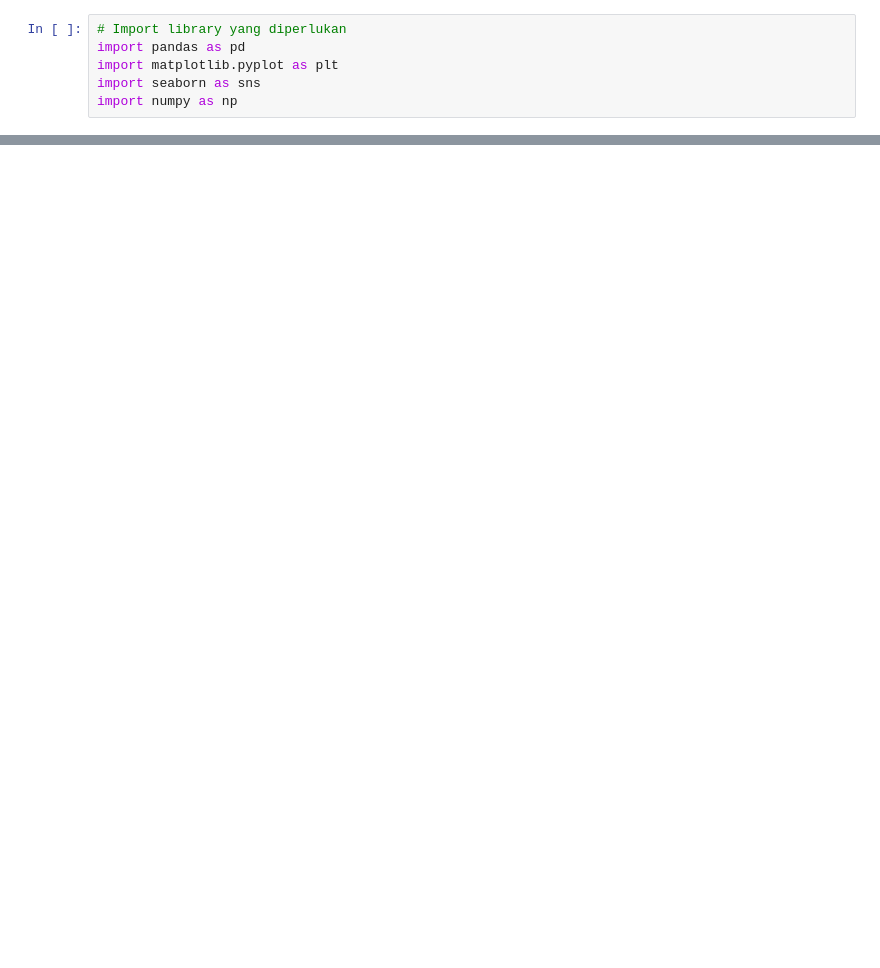
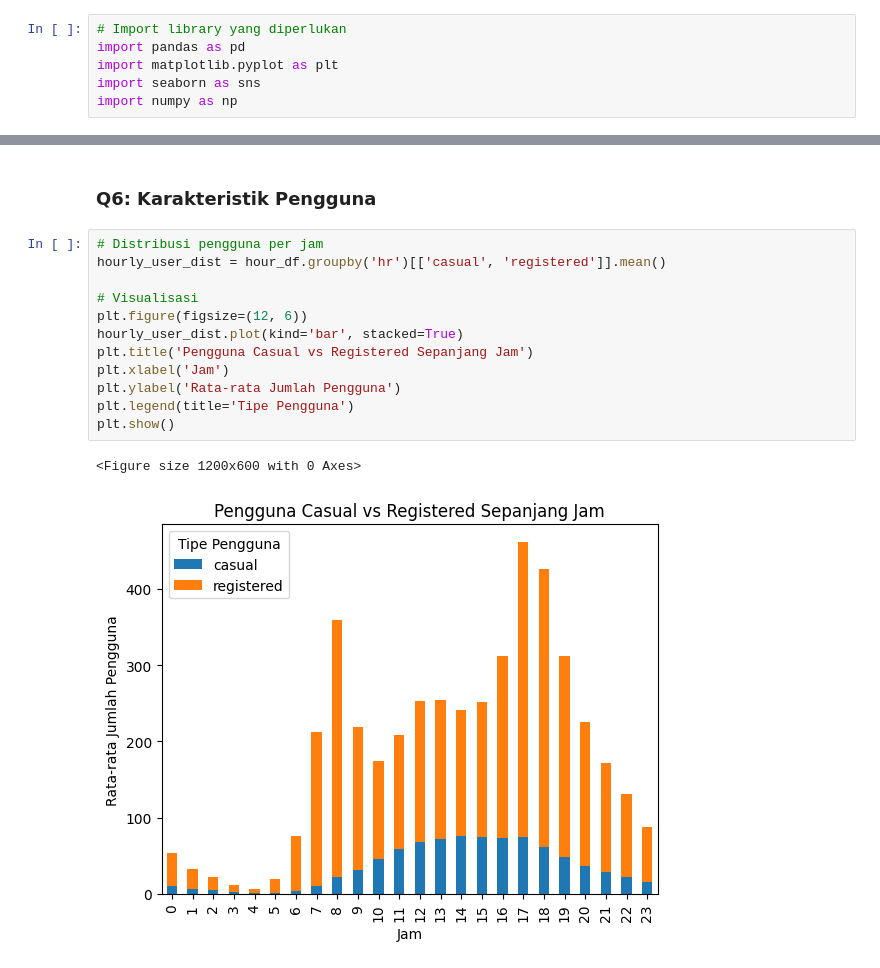
Before and after one commit to gitHUBmichael20/analisis-data-python-submissions, a Jupyter notebook: notebook.ipynb, the cells around one changed output, grey strips where cells are left out. Saved outputs shown, nothing was run; the diff lists cells and outputs as text; blank space fills up the shorter version.

```diff
--- a/notebook.ipynb
+++ b/notebook.ipynb
@@ -109,0 +215,17 @@ Dari analisis di atas, dapat disimpulkan:
+# %% [markdown]
+### Q6: Karakteristik Pengguna
+# %%
+# Distribusi pengguna per jam
+hourly_user_dist = hour_df.groupby('hr')[['casual', 'registered']].mean()
+
+# Visualisasi
+plt.figure(figsize=(12, 6))
+hourly_user_dist.plot(kind='bar', stacked=True)
+plt.title('Pengguna Casual vs Registered Sepanjang Jam')
+plt.xlabel('Jam')
+plt.ylabel('Rata-rata Jumlah Pengguna')
+plt.legend(title='Tipe Pengguna')
+plt.show()
+# %% [output]
+<Figure size 1200x600 with 0 Axes>
+[figure, added]
```
Also changed, not shown: parts of 30 cells of this notebook.
